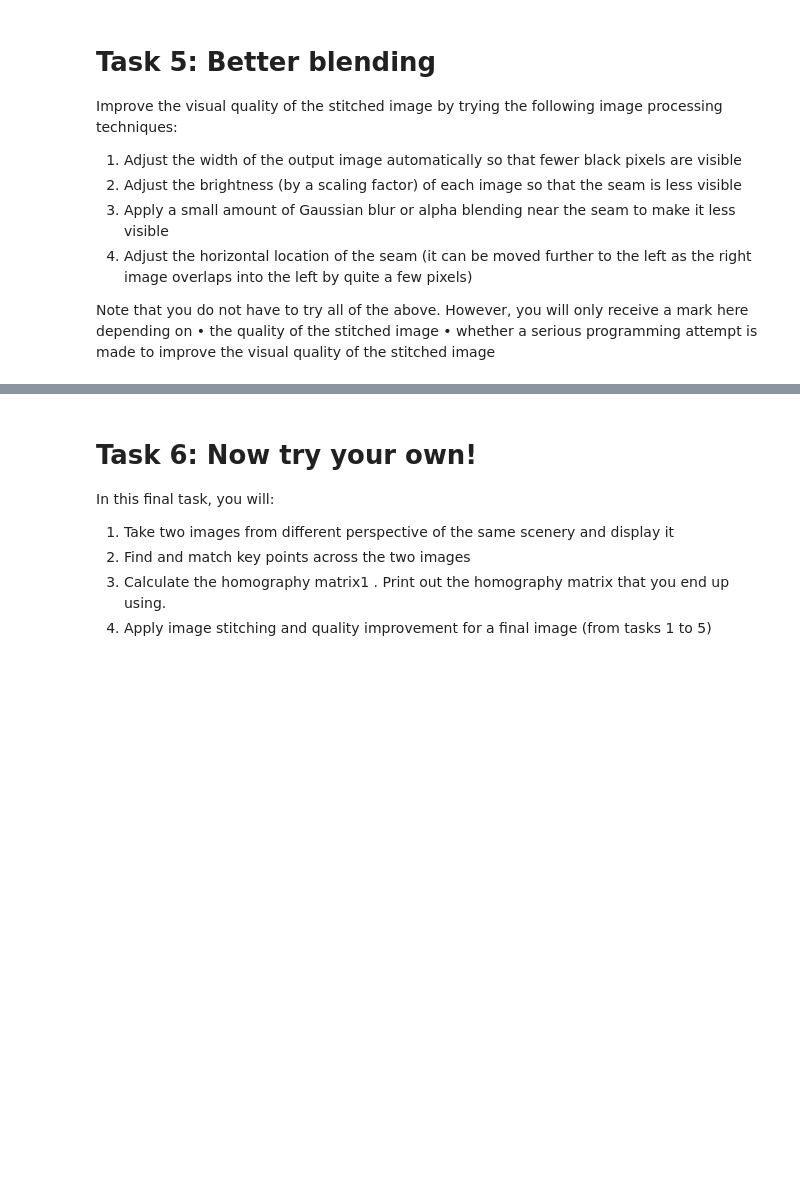
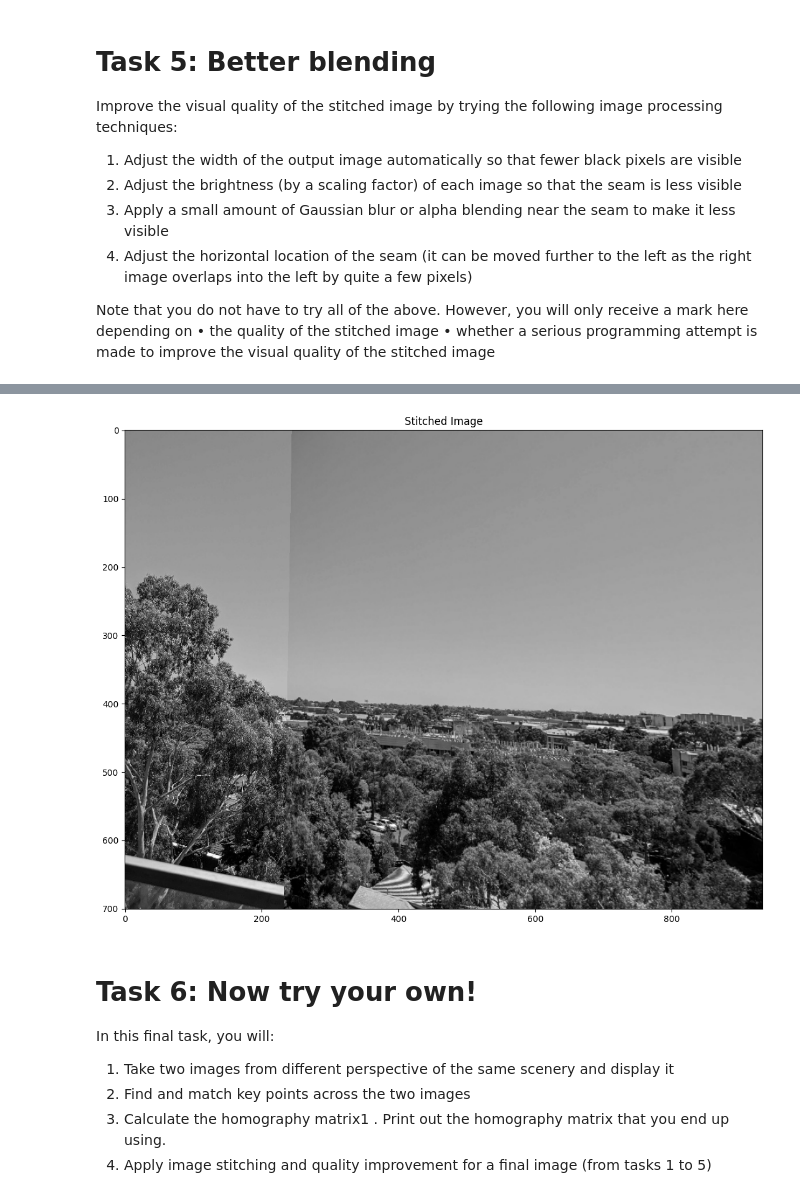
Before and after one commit to jjetxu/ECE4076, a Jupyter notebook: labs/lab2/Student pack/Lab2_student_template.ipynb, the cells around one changed output, grey strips where cells are left out. Drawn from its saved outputs; the diff is of its cells as text; code cells hidden in the pictures; blank space fills up the shorter version.

```diff
--- a/labs/lab2/Student pack/Lab2_student_template.ipynb
+++ b/labs/lab2/Student pack/Lab2_student_template.ipynb
@@ -233,3 +298,12 @@ Auto canvas size: 1029 x 1063
+# %%
+# Show results here
+plt.figure(figsize=(15,10))
+plt.imshow(stitched_uint8, cmap='gray')
+plt.axis('on')
+plt.title("Stitched Image")
+plt.show()
+# %% [output]
+[figure, added]
 # %% [markdown]
 # Task 6: Now try your own!
 
```
Also changed, not shown: parts of 5 cells of this notebook.
